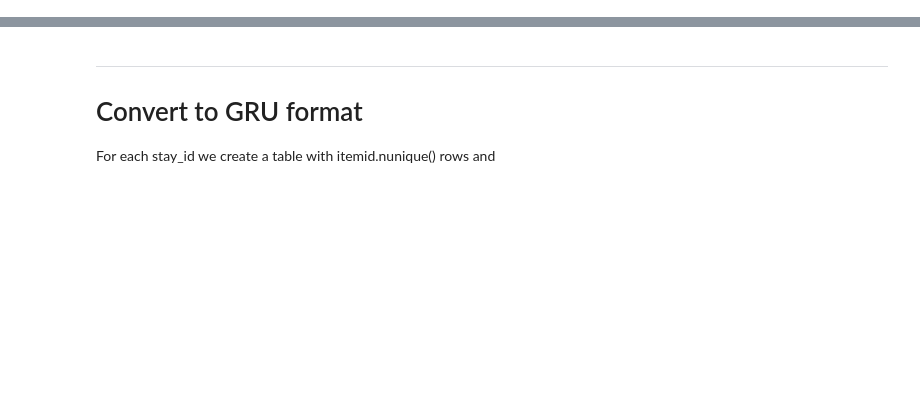
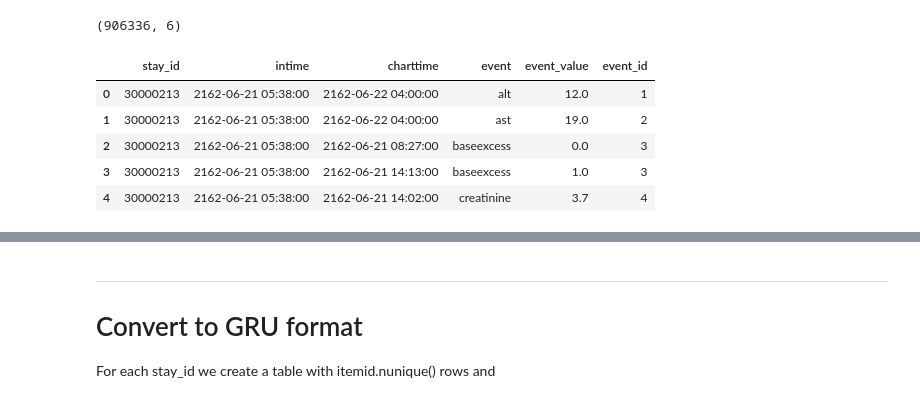
Before and after one commit to vlada-rozova/coagulation-prediction, a Jupyter notebook: data-wrangling.ipynb, the cells around one changed output, grey strips where cells are left out. Cells and saved outputs as stored; diff of their text form; code cells hidden in the pictures; blank space fills up the shorter version.

```diff
--- a/data-wrangling.ipynb
+++ b/data-wrangling.ipynb
@@ -84,0 +93,20 @@ results.tail()
+# %%
+# Convert event type to numeric value
+df['event_id'] = df.event.astype('category').cat.codes
+
+# Sort the dataframe
+df.sort_values(by=['stay_id', 'event_id', 'charttime'], inplace=True)
+
+# Reset index
+df.reset_index(drop=True, inplace=True)
+
+print(df.shape)
+df.head()
+# %% [output]
+(906336, 6)
+|  | stay_id | intime | charttime | event | event_value | event_id |
+| 0 | 30000213 | 2162-06-21 05:38:00 | 2162-06-22 04:00:00 | alt | 12.0 | 1 |
+| 1 | 30000213 | 2162-06-21 05:38:00 | 2162-06-22 04:00:00 | ast | 19.0 | 2 |
+| 2 | 30000213 | 2162-06-21 05:38:00 | 2162-06-21 08:27:00 | baseexcess | 0.0 | 3 |
+| 3 | 30000213 | 2162-06-21 05:38:00 | 2162-06-21 14:13:00 | baseexcess | 1.0 | 3 |
+| 4 | 30000213 | 2162-06-21 05:38:00 | 2162-06-21 14:02:00 | creatinine | 3.7 | 4 |
```
Also changed, not shown: parts of 36 cells of this notebook.
